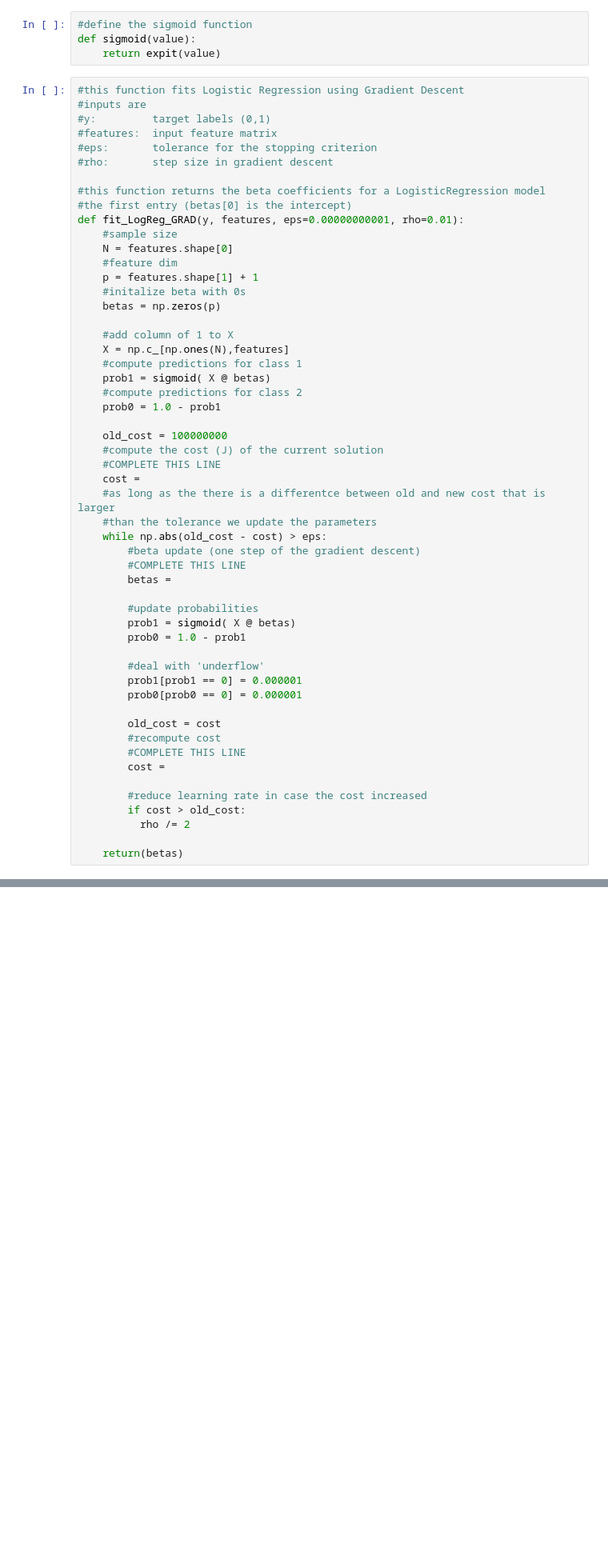
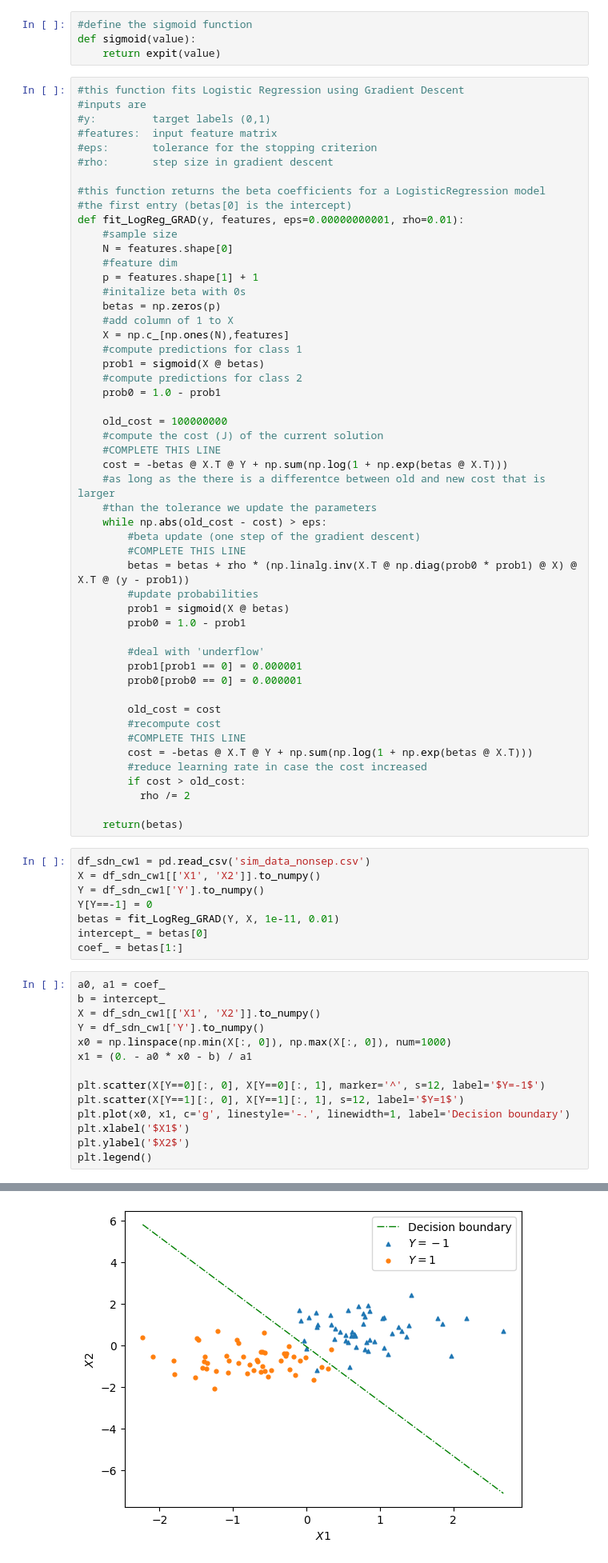
Before and after one commit to lucieniii/UCL-MLMI-2022, a Jupyter notebook: CW1/materials/Notebook_CW1.ipynb, the cells around one changed output, grey strips where cells are left out. Shown: that part at 80% size. Cells and saved outputs as stored; diff of their text form; blank space fills up the shorter version.

```diff
--- a/CW1/materials/Notebook_CW1.ipynb
+++ b/CW1/materials/Notebook_CW1.ipynb
@@ -229,27 +250,25 @@ def fit_LogReg_GRAD(y, features, eps=0.00000000001, rho=0.01):
     p = features.shape[1] + 1
     #initalize beta with 0s
     betas = np.zeros(p)
-
     #add column of 1 to X
     X = np.c_[np.ones(N),features]
     #compute predictions for class 1
-    prob1 = sigmoid( X @ betas)
+    prob1 = sigmoid(X @ betas)
     #compute predictions for class 2
     prob0 = 1.0 - prob1
 
     old_cost = 100000000
     #compute the cost (J) of the current solution
     #COMPLETE THIS LINE
-    cost =
+    cost = -betas @ X.T @ Y + np.sum(np.log(1 + np.exp(betas @ X.T)))
     #as long as the there is a differentce between old and new cost that is larger
     #than the tolerance we update the parameters
     while np.abs(old_cost - cost) > eps:
         #beta update (one step of the gradient descent)
         #COMPLETE THIS LINE
-        betas =
-
+        betas = betas + rho * (np.linalg.inv(X.T @ np.diag(prob0 * prob1) @ X) @ X.T @ (y - prob1))
         #update probabilities
-        prob1 = sigmoid( X @ betas)
+        prob1 = sigmoid(X @ betas)
         prob0 = 1.0 - prob1
 
         #deal with 'underflow'
@@ -259,10 +278,32 @@ def fit_LogReg_GRAD(y, features, eps=0.00000000001, rho=0.01):
         old_cost = cost
         #recompute cost
         #COMPLETE THIS LINE
-        cost =
-
+        cost = -betas @ X.T @ Y + np.sum(np.log(1 + np.exp(betas @ X.T)))
         #reduce learning rate in case the cost increased
         if cost > old_cost:
           rho /= 2
 
     return(betas)
+# %%
+df_sdn_cw1 = pd.read_csv('sim_data_nonsep.csv')
+X = df_sdn_cw1[['X1', 'X2']].to_numpy()
+Y = df_sdn_cw1['Y'].to_numpy()
+Y[Y==-1] = 0
+betas = fit_LogReg_GRAD(Y, X, 1e-11, 0.01)
+intercept_ = betas[0]
+coef_ = betas[1:]
+# %%
+a0, a1 = coef_
+b = intercept_
+X = df_sdn_cw1[['X1', 'X2']].to_numpy()
+Y = df_sdn_cw1['Y'].to_numpy()
+x0 = np.linspace(np.min(X[:, 0]), np.max(X[:, 0]), num=1000)
+x1 = (0. - a0 * x0 - b) / a1
+
+plt.scatter(X[Y==0][:, 0], X[Y==0][:, 1], marker='^', s=12, label='$Y=-1$')
+plt.scatter(X[Y==1][:, 0], X[Y==1][:, 1], s=12, label='$Y=1$')
+plt.plot(x0, x1, c='g', linestyle='-.', linewidth=1, label='Decision boundary')
+plt.xlabel('$X1$')
+plt.ylabel('$X2$')
+plt.legend()
+# %% [output]
@@ -269,3 +311,4 @@ def fit_LogReg_GRAD(y, features, eps=0.00000000001, rho=0.01):
+[figure, added]
 # %% [markdown]
 ### c) Complete the code for HingeLoss with L2 regularization using Gradient Descent
 # %%
```
Also changed, not shown: parts of 12 cells of this notebook.
